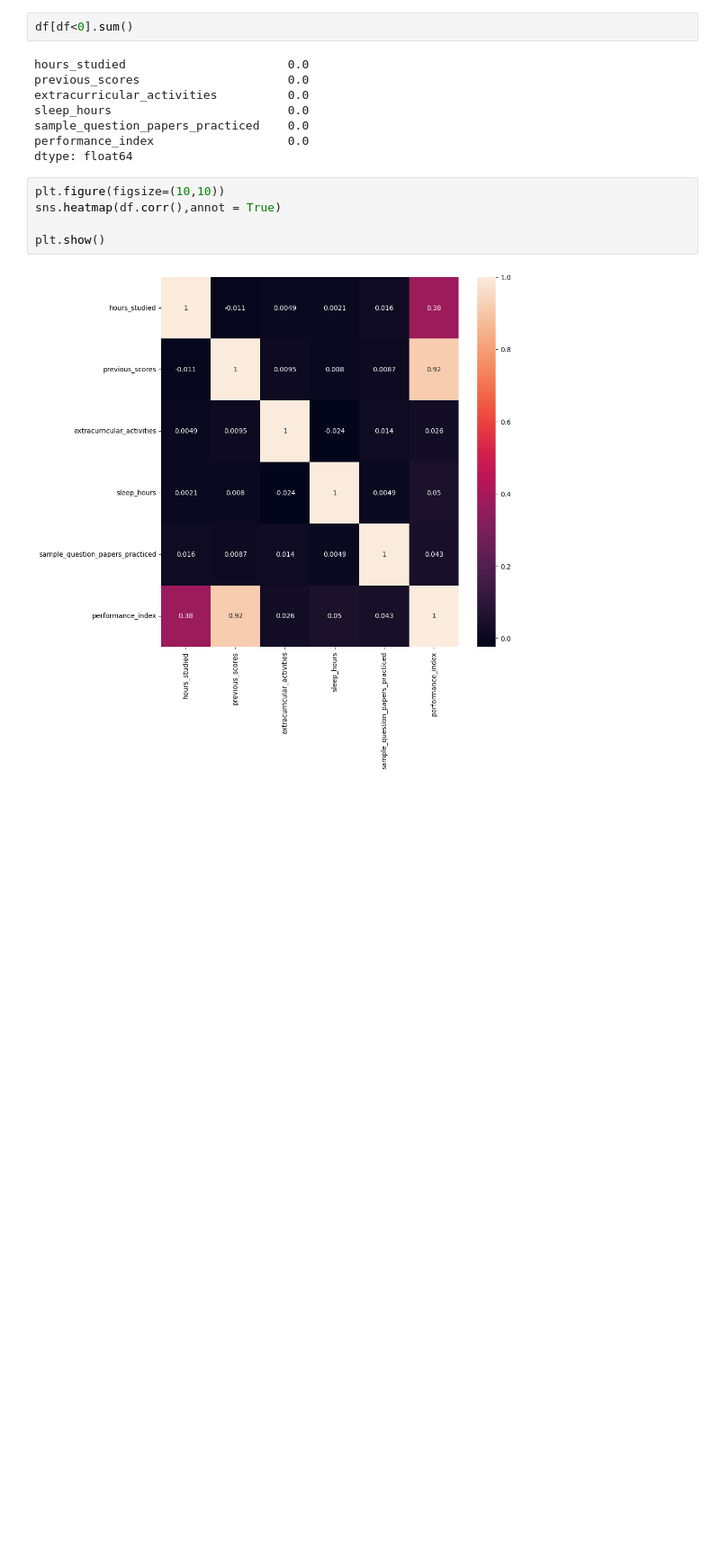
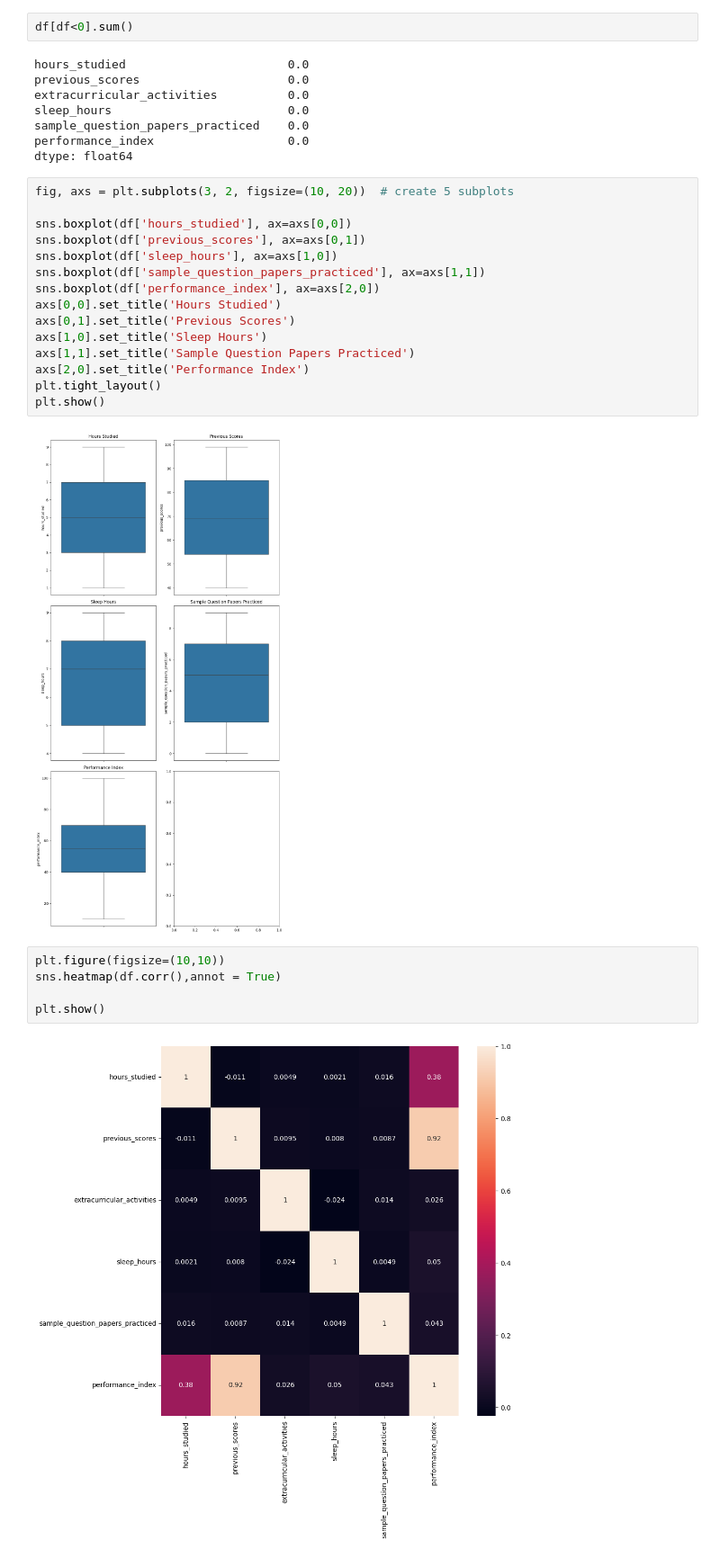
Before and after one commit to Marwan051/final_regression_project, a Jupyter notebook: final.ipynb, the cells around one changed output. Shown at 90% size. Saved outputs shown, nothing was run; the diff lists cells and outputs as text; blank space fills up the shorter version.

```diff
--- a/final.ipynb
+++ b/final.ipynb
@@ -115,6 +114,23 @@ sleep_hours                         0.0
 sample_question_papers_practiced    0.0
 performance_index                   0.0
 dtype: float64
+# %%
+fig, axs = plt.subplots(3, 2, figsize=(10, 20))  # create 5 subplots
+
+sns.boxplot(df['hours_studied'], ax=axs[0,0])
+sns.boxplot(df['previous_scores'], ax=axs[0,1])
+sns.boxplot(df['sleep_hours'], ax=axs[1,0])
+sns.boxplot(df['sample_question_papers_practiced'], ax=axs[1,1])
+sns.boxplot(df['performance_index'], ax=axs[2,0])
+axs[0,0].set_title('Hours Studied')
+axs[0,1].set_title('Previous Scores')
+axs[1,0].set_title('Sleep Hours')
+axs[1,1].set_title('Sample Question Papers Practiced')
+axs[2,0].set_title('Performance Index')
+plt.tight_layout()
+plt.show()
+# %% [output]
+[figure, added]
 # %%
 plt.figure(figsize=(10,10))
 sns.heatmap(df.corr(),annot = True)
```
Also changed, not shown: parts of 26 cells of this notebook, 2 other files.
